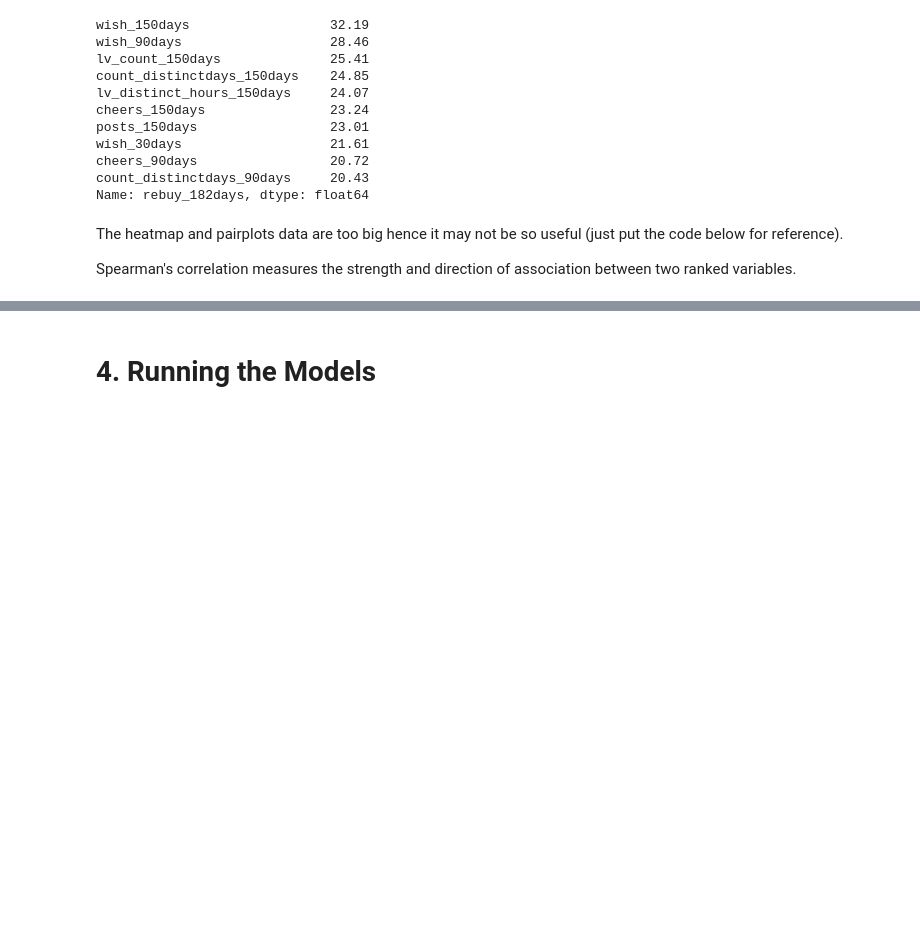
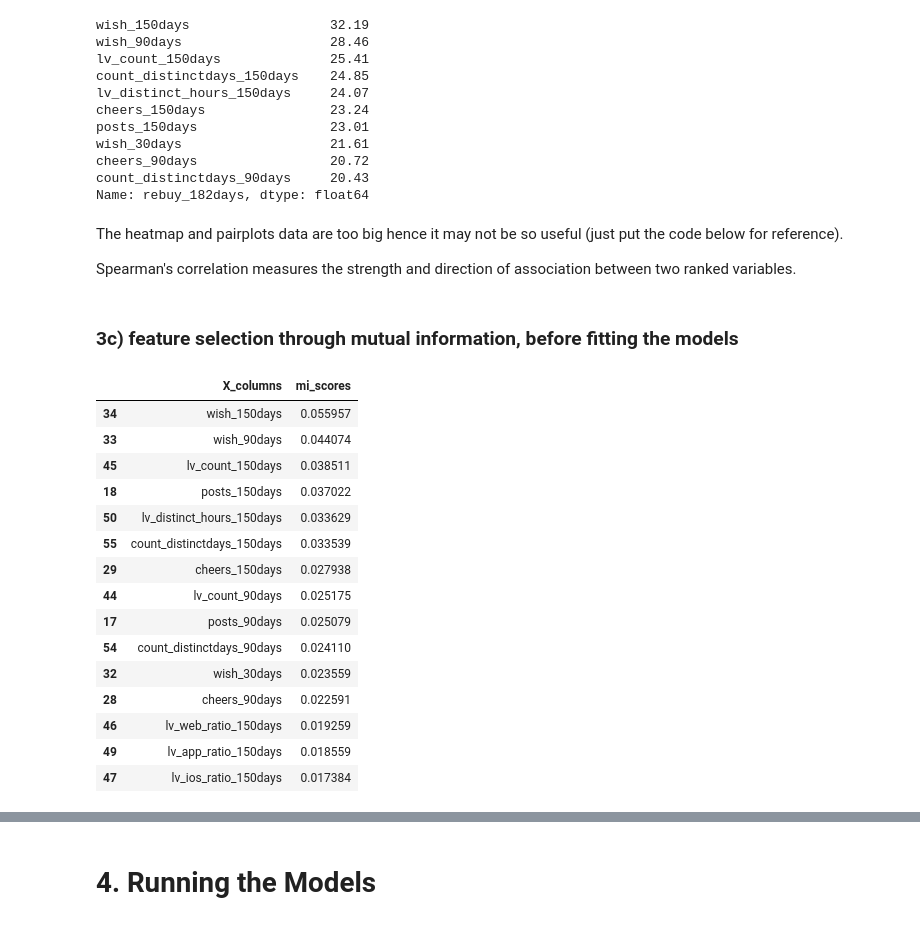
Before and after one commit to ssenti/class101, a Jupyter notebook: Data Analysis Report Source Codes.ipynb, the cells around one changed output, grey strips where cells are left out. Saved outputs shown, nothing was run; the diff lists cells and outputs as text; code cells hidden in the pictures; blank space fills up the shorter version.

```diff
--- a/Data Analysis Report Source Codes.ipynb
+++ b/Data Analysis Report Source Codes.ipynb
@@ -1193,3 +1211,5 @@ Spearman's correlation measures the strength and direction of association betwee
 #pairplot
 #sns.set_theme(style="ticks")
 #sns.pairplot(df_final_dummies[corr_top_15])
+# %% [markdown]
+### 3c) feature selection through mutual information, before fitting the models
@@ -1195,0 +1221,23 @@ Spearman's correlation measures the strength and direction of association betwee
+# %%
+#constructing a dataframe that maps the mi scores with the X_columns
+d = {'X_columns':list(X.columns), 'mi_scores': list(mi_score)}
+mi_scores_map = pd.DataFrame(d)
+
+mi_scores_map.sort_values('mi_scores',ascending=False).head(15)
+# %% [output]
+|  | X_columns | mi_scores |
+| 34 | wish_150days | 0.055957 |
+| 33 | wish_90days | 0.044074 |
+| 45 | lv_count_150days | 0.038511 |
+| 18 | posts_150days | 0.037022 |
+| 50 | lv_distinct_hours_150days | 0.033629 |
+| 55 | count_distinctdays_150days | 0.033539 |
+| 29 | cheers_150days | 0.027938 |
+| 44 | lv_count_90days | 0.025175 |
+| 17 | posts_90days | 0.025079 |
+| 54 | count_distinctdays_90days | 0.024110 |
+| 32 | wish_30days | 0.023559 |
+| 28 | cheers_90days | 0.022591 |
+| 46 | lv_web_ratio_150days | 0.019259 |
+| 49 | lv_app_ratio_150days | 0.018559 |
+| 47 | lv_ios_ratio_150days | 0.017384 |
```
Also changed, not shown: parts of 13 cells of this notebook, 1 other file.
